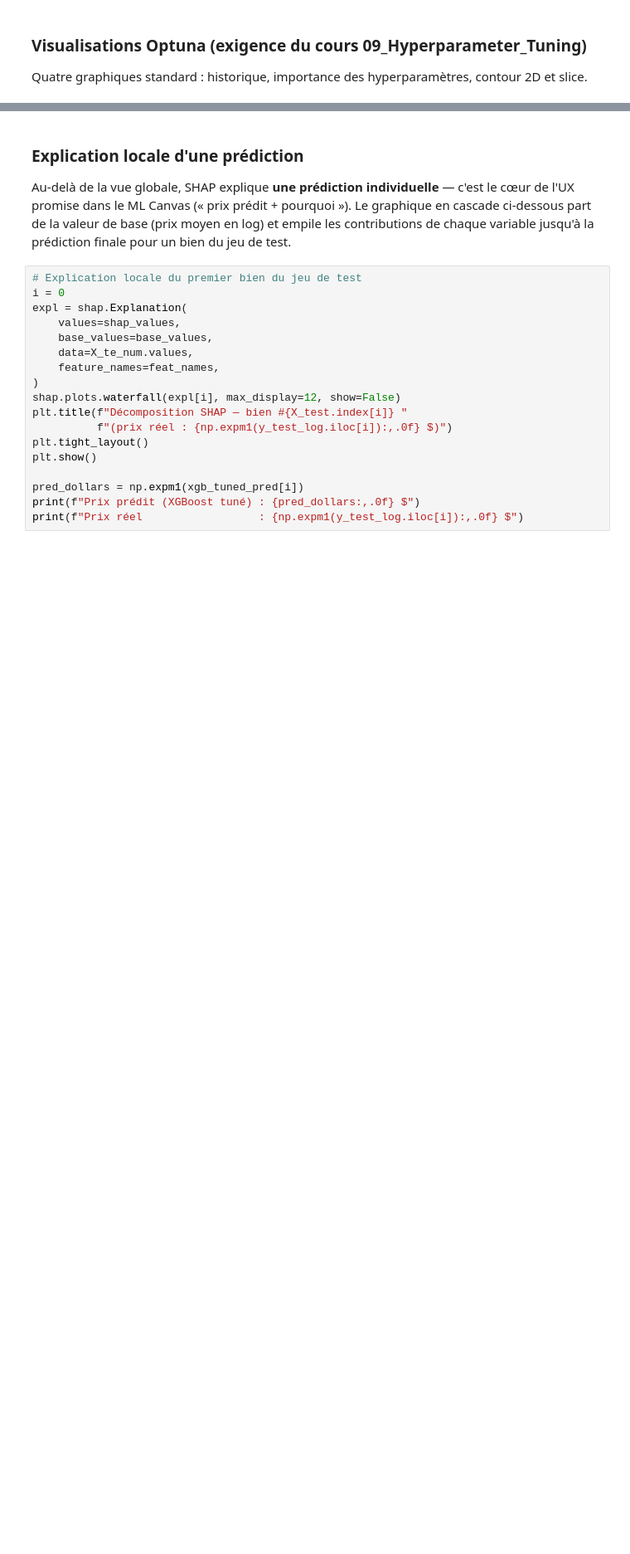
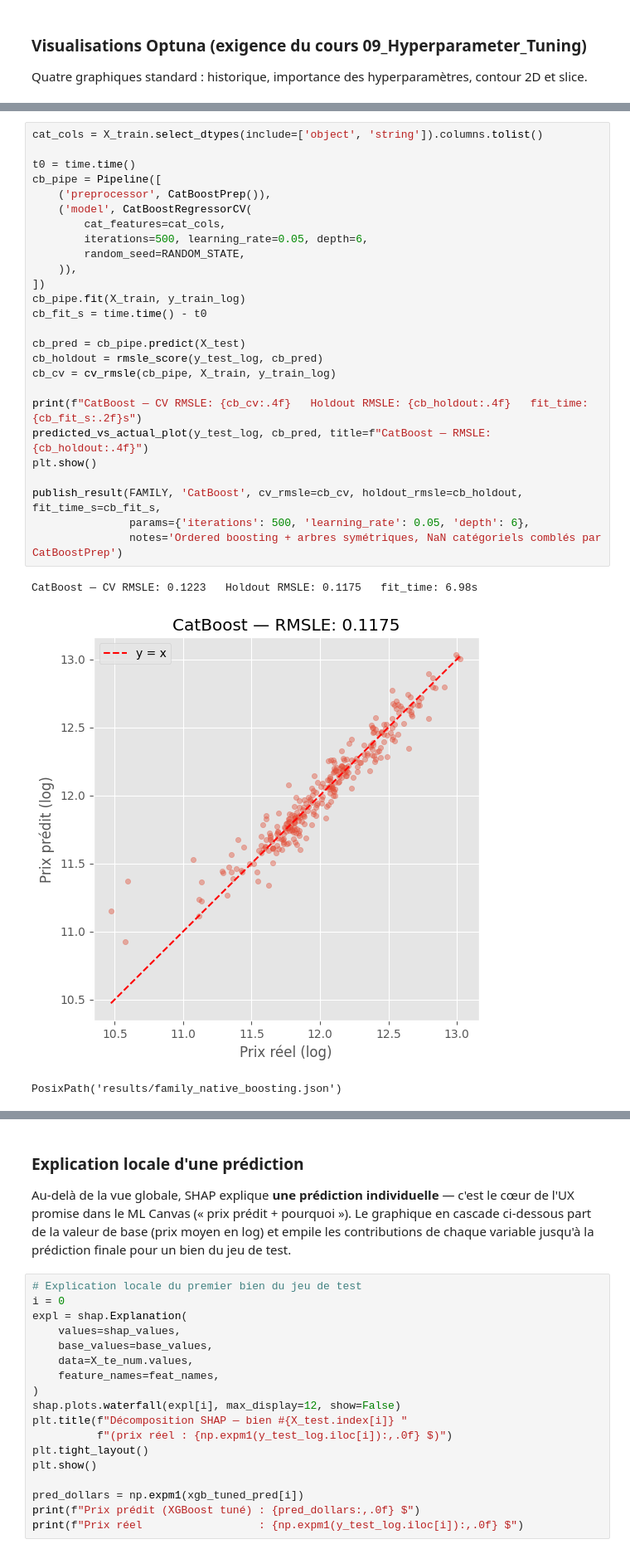
Before and after one commit to NoeBerdoz/predicting-house-prices-ml, a Jupyter notebook: 3c_native_boosting.ipynb, the cells around one changed output, grey strips where cells are left out. Shown at 83% size. Drawn from its saved outputs; the diff is of its cells as text; blank space fills up the shorter version.

```diff
--- a/3c_native_boosting.ipynb
+++ b/3c_native_boosting.ipynb
@@ -266,3 +263,33 @@ CatBoost utilise l'**ordered boosting** (évite le biais de cible classique du t
+# %%
+cat_cols = X_train.select_dtypes(include=['object', 'string']).columns.tolist()
+
+t0 = time.time()
+cb_pipe = Pipeline([
+    ('preprocessor', CatBoostPrep()),
+    ('model', CatBoostRegressorCV(
+        cat_features=cat_cols,
+        iterations=500, learning_rate=0.05, depth=6,
+        random_seed=RANDOM_STATE,
+    )),
+])
+cb_pipe.fit(X_train, y_train_log)
+cb_fit_s = time.time() - t0
+
+cb_pred = cb_pipe.predict(X_test)
+cb_holdout = rmsle_score(y_test_log, cb_pred)
+cb_cv = cv_rmsle(cb_pipe, X_train, y_train_log)
+
+print(f"CatBoost — CV RMSLE: {cb_cv:.4f}   Holdout RMSLE: {cb_holdout:.4f}   fit_time: {cb_fit_s:.2f}s")
+predicted_vs_actual_plot(y_test_log, cb_pred, title=f"CatBoost — RMSLE: {cb_holdout:.4f}")
+plt.show()
+
+publish_result(FAMILY, 'CatBoost', cv_rmsle=cb_cv, holdout_rmsle=cb_holdout, fit_time_s=cb_fit_s,
+               params={'iterations': 500, 'learning_rate': 0.05, 'depth': 6},
+               notes='Ordered boosting + arbres symétriques, NaN catégoriels comblés par CatBoostPrep')
+# %% [output]
+CatBoost — CV RMSLE: 0.1223   Holdout RMSLE: 0.1175   fit_time: 6.98s
+[figure, added]
+PosixPath('results/family_native_boosting.json')
 # %% [markdown]
 ## 4.6 Comparaison intra-famille
 
```
Also changed, not shown: parts of 15 cells of this notebook, 10 other files.
